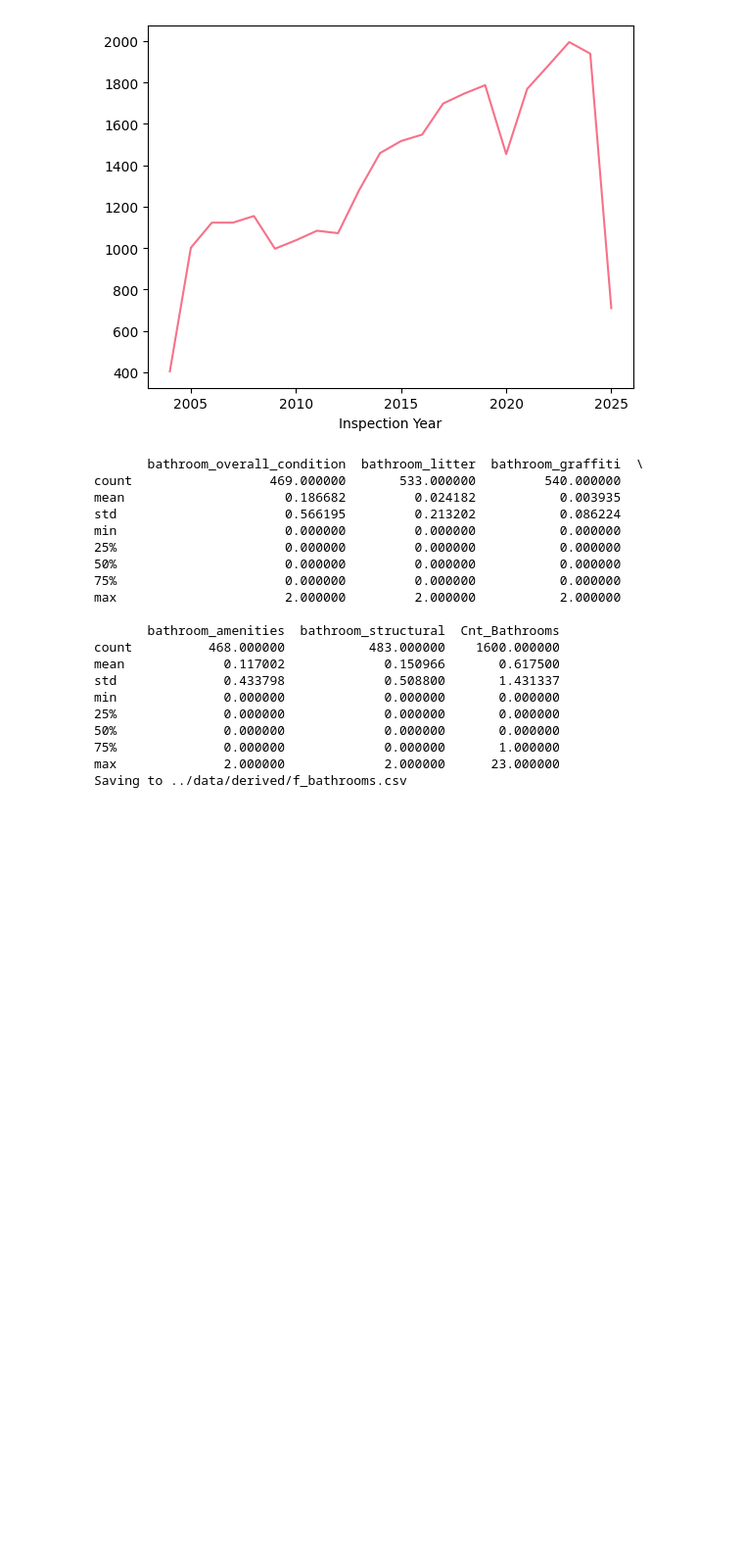
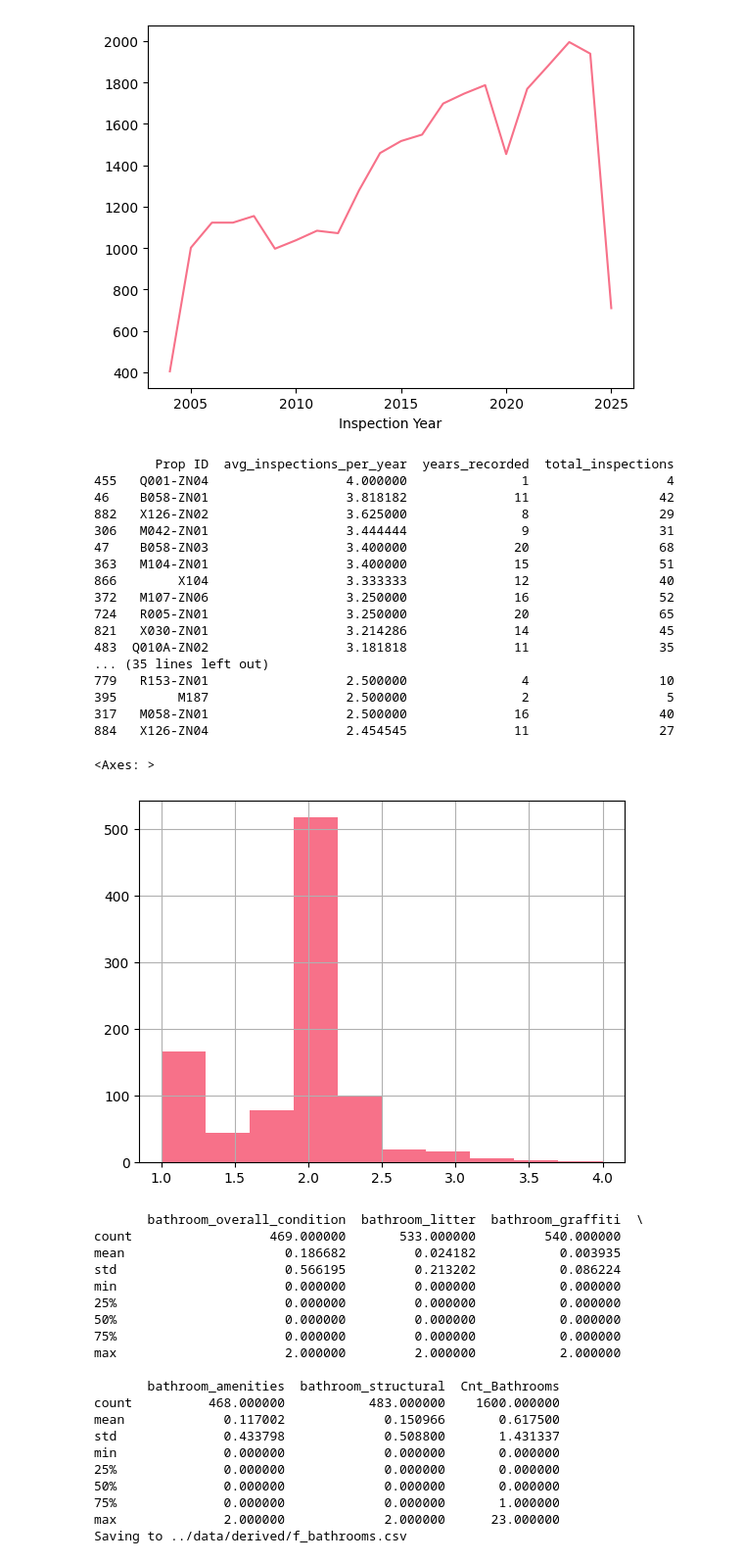
Before and after one commit to sirpthatch/analysis, a Jupyter notebook: projects/toilets/notebooks/profile_toilets.ipynb, the cells around one changed output. Shown at 98% size. Saved outputs shown, nothing was run; the diff lists cells and outputs as text; code cells hidden in the pictures; blank space fills up the shorter version.

```diff
--- a/projects/toilets/notebooks/profile_toilets.ipynb
+++ b/projects/toilets/notebooks/profile_toilets.ipynb
@@ -318,6 +308,49 @@ restroom_inspections.groupby('Inspection Year')['Prop ID'].count().plot()
 # %% [output]
 <Axes: xlabel='Inspection Year'>
 [figure]
+# %%
+# count unique inspections per Prop ID per year, then compute the average per year
+inspections_per_year = (
+    restroom_inspections
+    .groupby(['Prop ID', 'Inspection Year'])['InspectionID']
+    .nunique()
+    .reset_index(name='inspections_count')
+)
+
+avg_inspections_per_prop = (
+    inspections_per_year
+    .groupby('Prop ID')
+    .agg(
+        avg_inspections_per_year=('inspections_count', 'mean'),
+        years_recorded=('Inspection Year', 'nunique'),
+        total_inspections=('inspections_count', 'sum')
+    )
+    .reset_index()
+)
+
+# show results (sorted)
+print(avg_inspections_per_prop.sort_values('avg_inspections_per_year', ascending=False).head(50))
+avg_inspections_per_prop["avg_inspections_per_year"].hist()
+# %% [output]
+        Prop ID  avg_inspections_per_year  years_recorded  total_inspections
+455   Q001-ZN04                  4.000000               1                  4
+46    B058-ZN01                  3.818182              11                 42
+882   X126-ZN02                  3.625000               8                 29
+306   M042-ZN01                  3.444444               9                 31
+47    B058-ZN03                  3.400000              20                 68
+363   M104-ZN01                  3.400000              15                 51
+866        X104                  3.333333              12                 40
+372   M107-ZN06                  3.250000              16                 52
+724   R005-ZN01                  3.250000              20                 65
+821   X030-ZN01                  3.214286              14                 45
+483  Q010A-ZN02                  3.181818              11                 35
+... (35 lines left out)
+779   R153-ZN01                  2.500000               4                 10
+395        M187                  2.500000               2                  5
+317   M058-ZN01                  2.500000              16                 40
+884   X126-ZN04                  2.454545              11                 27
+<Axes: >
+[figure, added]
 # %%
 def positive_mean(series):
     return series[series != -1].mean()
```
Also changed, not shown: parts of 6 cells of this notebook, 12 other files.
